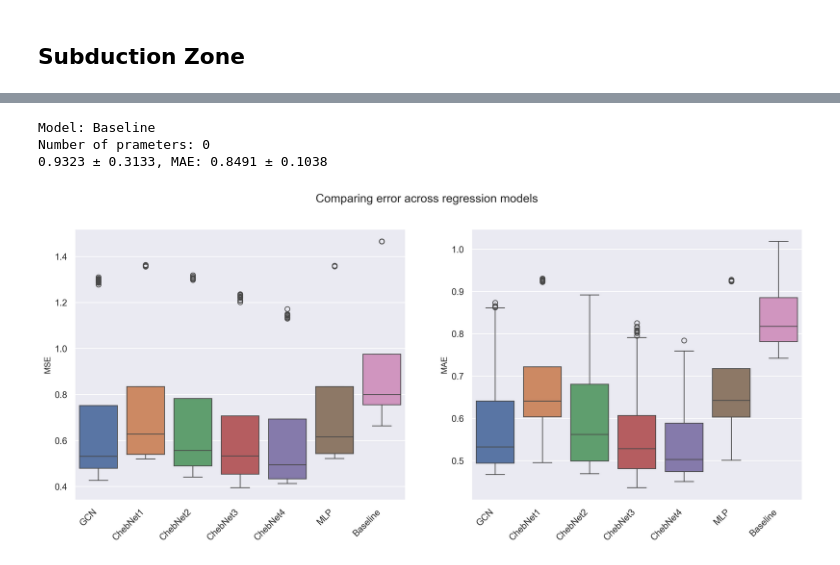
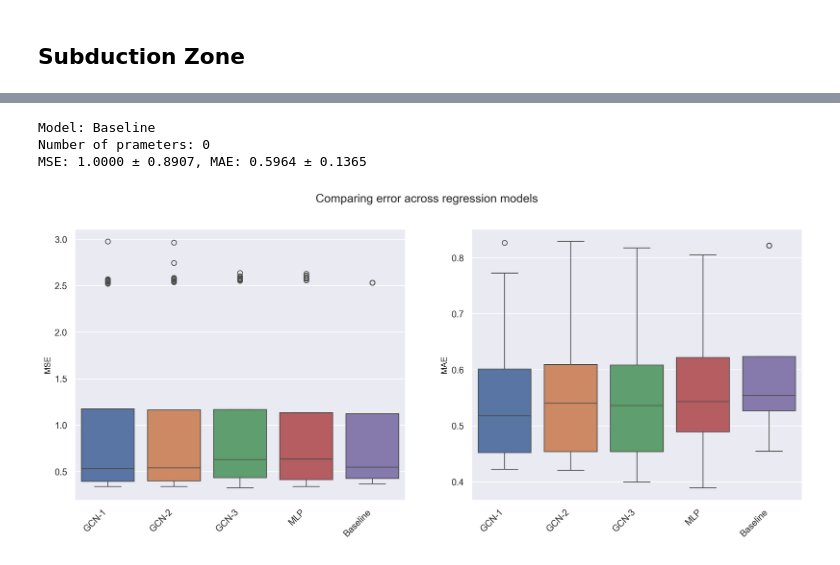
Before and after one commit to hans-riess/pygsig, a Jupyter notebook: subduction.ipynb, the cells around one changed output, grey strips where cells are left out. Drawn from its saved outputs; the diff is of its cells as text; code cells hidden in the pictures.

```diff
--- a/subduction.ipynb
+++ b/subduction.ipynb
@@ -13,10 +13,10 @@ import seaborn as sns
 import importlib
 # %%
 # Download data
-poly_path='datasets/subduction/polygon_large.geojson' # region of interest
+poly_path='datasets/subduction/polygon.geojson' # region of interest
 rast_path='datasets/subduction/interface.grd' # interface data
-data_path='datasets/subduction/site_data_large.geojson' # earthquake data
-site_path='datasets/subduction/site_location_large.geojson' # site data
+data_path='datasets/subduction/data.geojson' # earthquake data
+site_path='datasets/subduction/location.geojson' # site data
 label_path='datasets/subduction/nonlinear.json'
 start_date=pd.Timestamp('2008-01-01 11:59:00+0000', tz='UTC')
 end_date=pd.Timestamp('2023-12-31 11:59:00+0000', tz='UTC')
@@ -25,7 +25,9 @@ dataset = SubductionZone(poly_path=poly_path,
                          label_path=label_path,
                          data_path=data_path,
                          site_path=site_path,
-                         start_date=start_date, end_date=end_date,redownload=False)
+                         start_date=start_date,
+                         end_date=end_date,
+                         redownload=True)
 # %%
 # Load data
 seq_data = dataset.load_data(task_name='depth',k=4, bandwidth = 100e3)
@@ -67,7 +72,7 @@ from sklearn.preprocessing import StandardScaler
 import pygsig.graph
 import pygsig.models
 import pygsig.signature
-from pygsig.models import GCNRegression, MLPRegression, ChebNetRegression
+from pygsig.models import GCNRegression, MLPRegression
 from pygsig.graph import StaticGraphTemporalSignal, split_nodes
 from pygsig.signature import SignatureFeatures
 
@@ -76,8 +81,7 @@ importlib.reload(pygsig.models)
 importlib.reload(pygsig.signature)
 importlib.reload(pygsig.graph)
 
-signature_depth = 4
-
+signature_depth = 6
 
 signature_transform = SignatureFeatures(sig_depth=signature_depth, normalize=True, log_signature=False,augment=False)
 data = signature_transform(seq_data)
@@ -88,18 +92,19 @@ data.y = torch.tensor(scaler.fit_transform(data.y.unsqueeze(-1)),dtype=torch.flo
 num_nodes = data.num_nodes
 num_splits = 4
 num_trials = 10
-num_epochs = 200
+num_epochs = 100
 
 learning_rate = 1e-3
 lasso = 0
-num_hidden = 64
+num_hidden = 8
 
 print_during_training = False
 
 # initialize models
 models = []
 models += [GCNRegression(num_channels=[data.num_node_features, num_hidden, 1])]
-models += [ChebNetRegression(num_channels=[data.num_node_features, num_hidden, 1], K=k) for k in [1,2,3,4]]
+models += [GCNRegression(num_channels=[data.num_node_features, num_hidden,num_hidden, 1])]
+models += [GCNRegression(num_channels=[data.num_node_features, num_hidden,num_hidden,num_hidden, 1])]
 models += [MLPRegression(num_channels=[data.num_node_features, num_hidden, 1])]
 
 mse_models = []
@@ -116,7 +121,7 @@ for model in models:
     mae = np.zeros([num_splits, num_trials])
 
     with tqdm(total=num_splits*num_trials, disable=print_during_training) as pbar:
-        splits = split_nodes(num_nodes, num_splits, seed=31)
+        splits = split_nodes(num_nodes, num_splits, test_ratio=1.0,seed=31)
         for split in range(num_splits):
             train_indices, eval_indices, test_indices = splits[split]
             train_mask = torch.zeros(num_nodes, dtype=torch.bool)
@@ -131,7 +136,7 @@ for model in models:
                     # train
                     model.train()
                     optimizer.zero_grad()
-                    out = model(data.x, data.edge_index)
+                    out = model(data.x, data.edge_index,data.edge_attr)
                     train_loss = criterion(out[train_mask], data.y[train_mask])
                     train_loss.backward()
                     optimizer.step()
@@ -145,7 +150,7 @@ for model in models:
                         print(f'Split {split}, Trial {trial}, Epoch {epoch}, Train MSE Loss: {train_loss.item():.4f}, Test MSE Loss: {eval_loss.item():.4f}')
                 pbar.update(1)
                 with torch.no_grad():
-                    out = model(data.x, data.edge_index)
+                    out = model(data.x, data.edge_index,data.edge_attr)
                     mse[split,  trial] = mean_squared_error(data.y[test_mask], out[test_mask])
                     mae[split, trial] = mean_absolute_error(data.y[test_mask], out[test_mask])
 
@@ -206,7 +210,7 @@ with torch.no_grad():
         mae_trial = []
         for trial in range(num_trials):
             # Baseline
-            out = torch.mean(data.y[train_mask]).item() * torch.ones(data.num_nodes)
+            out = torch.mean(data.y).item() * torch.ones(data.num_nodes)
             mse_trial.append( mean_squared_error(data.y[test_mask],out[test_mask]) )
             mae_trial.append( mean_absolute_error(data.y[test_mask],out[test_mask]) )
         mse_split.append(mse_trial)
@@ -217,40 +221,39 @@ with torch.no_grad():
 
 print('Model: Baseline')
 print(f'Number of prameters: {0}')
-print(f'{np.mean(mse_base):.4f} ± {np.std(mse_base):.4f}, MAE: {np.mean(mae_base):.4f} ± {np.std(mae_base):.4f} ')
+print(f'MSE: {np.mean(mse_base):.4f} ± {np.std(mse_base):.4f}, MAE: {np.mean(mae_base):.4f} ± {np.std(mae_base):.4f} ')
 # %% [output]
 Model: Baseline
 Number of prameters: 0
-0.9323 ± 0.3133, MAE: 0.8491 ± 0.1038
+MSE: 1.0000 ± 0.8907, MAE: 0.5964 ± 0.1365
 # %%
 MSE = np.concatenate([MSE,np.array(mse_base)],axis=0)
 MAE = np.concatenate([MAE,np.array(mae_base)],axis=0)
 # %%
 import seaborn as sns
 import matplotlib.pyplot as plt
 
-model_names = [ 'GCN','ChebNet1','ChebNet2','ChebNet3','ChebNet4', 'MLP', 'Baseline']
-
+model_names = ['GCN-1','GCN-2','GCN-3','MLP','Baseline']
 box_mse = np.reshape(MSE,(-1,num_splits*num_trials))
 box_mae = np.reshape(MAE,(-1,num_splits*num_trials))
 
 # Set the seaborn theme
 sns.set_theme(style="darkgrid")
 
 # Create subplots with 1 row and 2 columns
 fig, (axis1, axis2) = plt.subplots(1, 2, figsize=(16, 6),dpi=300)
 
 # Plot MSE
 sns.boxplot(data=[box_mse[i] for i in range(len(model_names))], ax=axis1)
 axis1.set_ylabel('MSE', fontsize=10)  # Set the font size for the y-axis label
 axis1.set_xticklabels(model_names, rotation=45, ha='right')  # Set the x-axis tick labels
 
 # Plot MAE
 sns.boxplot(data=[box_mae[i] for i in range(len(model_names))], ax=axis2)
 axis2.set_ylabel('MAE', fontsize=10)  # Set the font size for the y-axis label
 axis2.set_xticklabels(model_names, rotation=45, ha='right')  # Set the x-axis tick labels
 
 fig.suptitle('Comparing error across regression models')
 plt.show()
 # %% [output]
-[figure, old version]
+[figure, new version]
```
Also changed, not shown: parts of 2 cells of this notebook, 4 other files.
